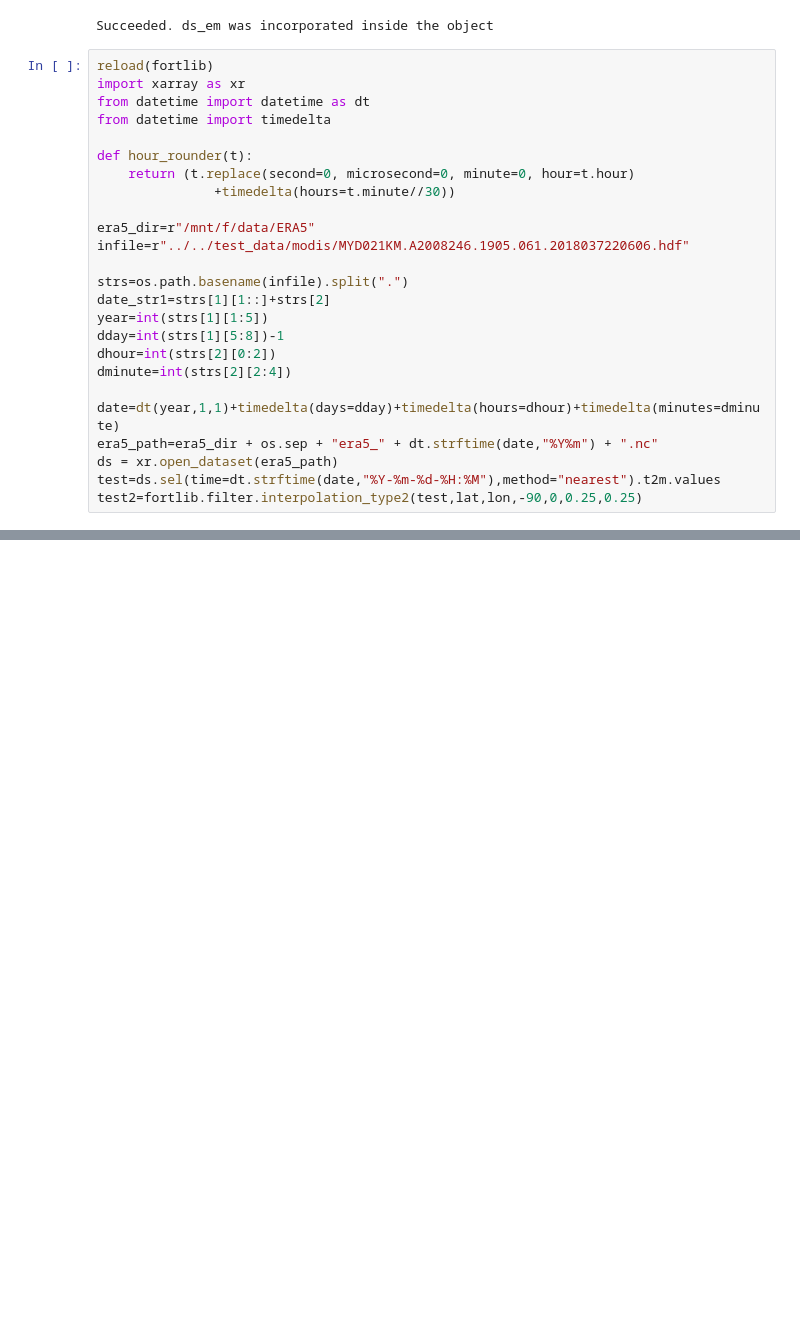
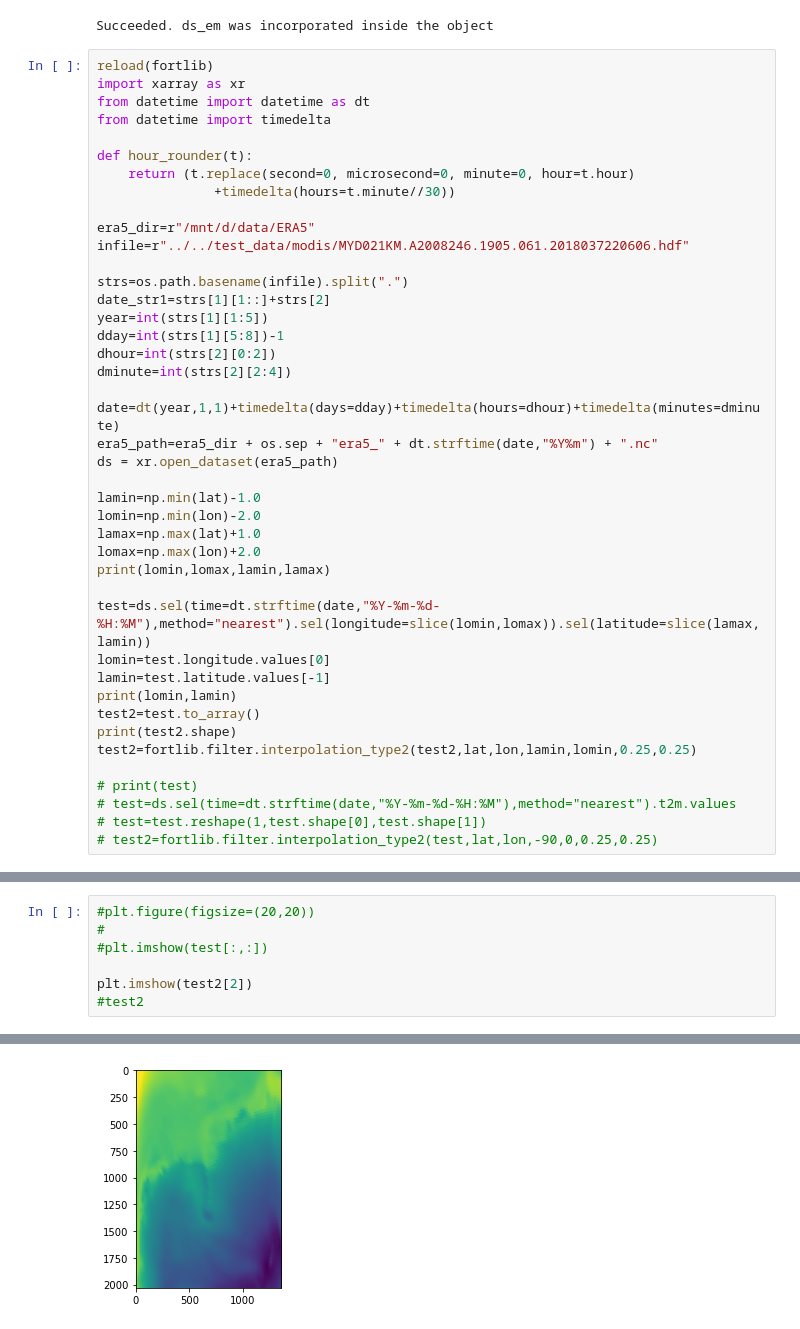
Before and after one commit to kazuki-nakata/kn-general_analysis_tools, a Jupyter notebook: notebook/Tutorial_MODIS.ipynb, the cells around one changed output, grey strips where cells are left out. Drawn from its saved outputs; the diff is of its cells as text; blank space fills up the shorter version.

```diff
--- a/notebook/Tutorial_MODIS.ipynb
+++ b/notebook/Tutorial_MODIS.ipynb
@@ -116,7 +116,7 @@ def hour_rounder(t):
     return (t.replace(second=0, microsecond=0, minute=0, hour=t.hour)
                +timedelta(hours=t.minute//30))
 
-era5_dir=r"/mnt/f/data/ERA5"
+era5_dir=r"/mnt/d/data/ERA5"
 infile=r"../../test_data/modis/MYD021KM.A2008246.1905.061.2018037220606.hdf"
 
 strs=os.path.basename(infile).split(".")
@@ -129,5 +129,22 @@ dminute=int(strs[2][2:4])
 date=dt(year,1,1)+timedelta(days=dday)+timedelta(hours=dhour)+timedelta(minutes=dminute)
 era5_path=era5_dir + os.sep + "era5_" + dt.strftime(date,"%Y%m") + ".nc"
 ds = xr.open_dataset(era5_path)
-test=ds.sel(time=dt.strftime(date,"%Y-%m-%d-%H:%M"),method="nearest").t2m.values
-test2=fortlib.filter.interpolation_type2(test,lat,lon,-90,0,0.25,0.25)
+
+lamin=np.min(lat)-1.0
+lomin=np.min(lon)-2.0
+lamax=np.max(lat)+1.0
+lomax=np.max(lon)+2.0
+print(lomin,lomax,lamin,lamax)
+
+test=ds.sel(time=dt.strftime(date,"%Y-%m-%d-%H:%M"),method="nearest").sel(longitude=slice(lomin,lomax)).sel(latitude=slice(lamax,lamin))
+lomin=test.longitude.values[0]
+lamin=test.latitude.values[-1]
+print(lomin,lamin)
+test2=test.to_array()
+print(test2.shape)
+test2=fortlib.filter.interpolation_type2(test2,lat,lon,lamin,lomin,0.25,0.25)
+
+# print(test)
+# test=ds.sel(time=dt.strftime(date,"%Y-%m-%d-%H:%M"),method="nearest").t2m.values
+# test=test.reshape(1,test.shape[0],test.shape[1])
+# test2=fortlib.filter.interpolation_type2(test,lat,lon,-90,0,0.25,0.25)
@@ -133,0 +156,8 @@ test2=fortlib.filter.interpolation_type2(test,lat,lon,-90,0,0.25,0.25)
+# %%
+#plt.figure(figsize=(20,20))
+#
+#plt.imshow(test[:,:])
+
+plt.imshow(test2[2])
+#test2
+# %% [output]
@@ -133,0 +165 @@ test2=fortlib.filter.interpolation_type2(test,lat,lon,-90,0,0.25,0.25)
+[figure, added]
```
Also changed, not shown: parts of 4 cells of this notebook, 5 other files.
